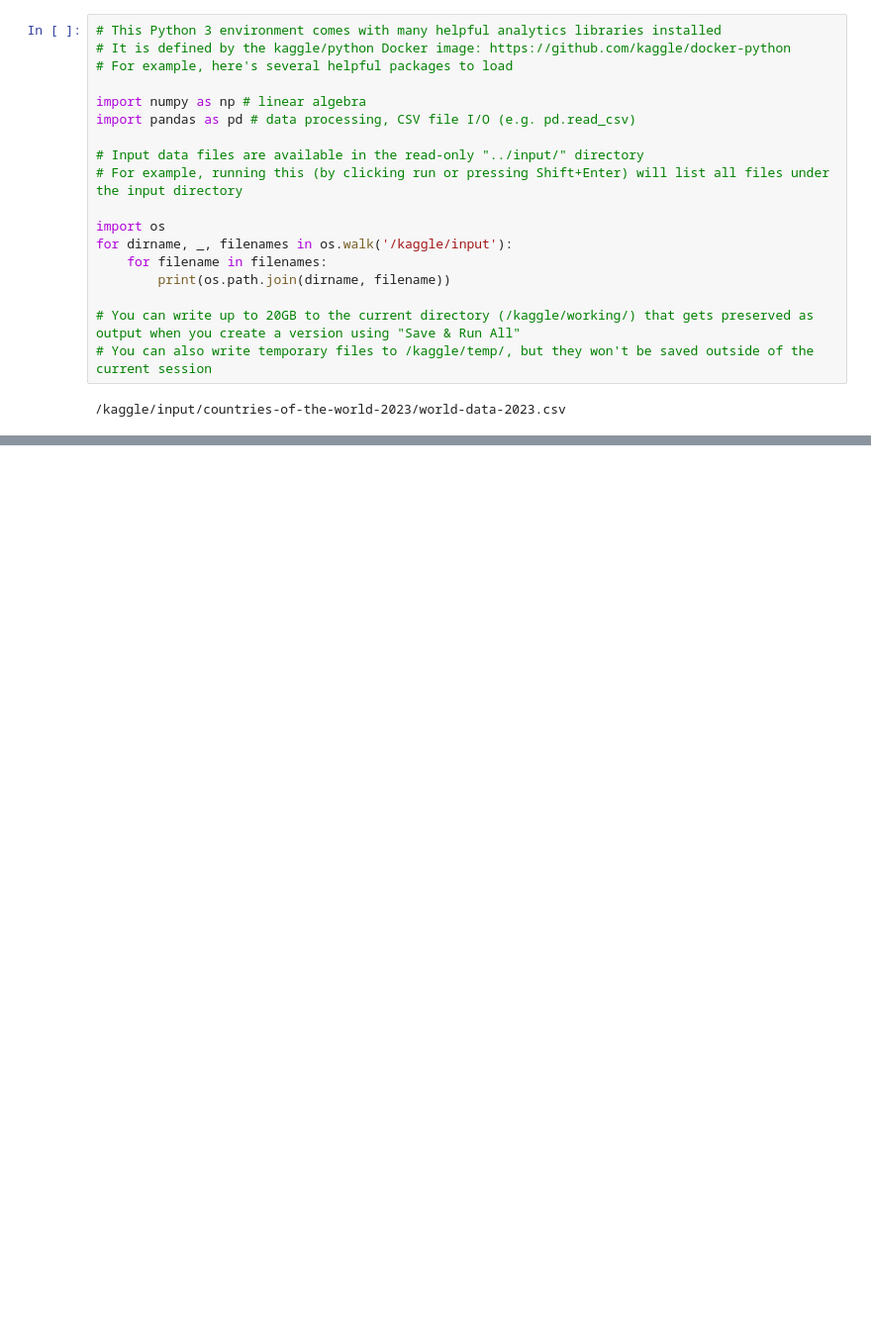
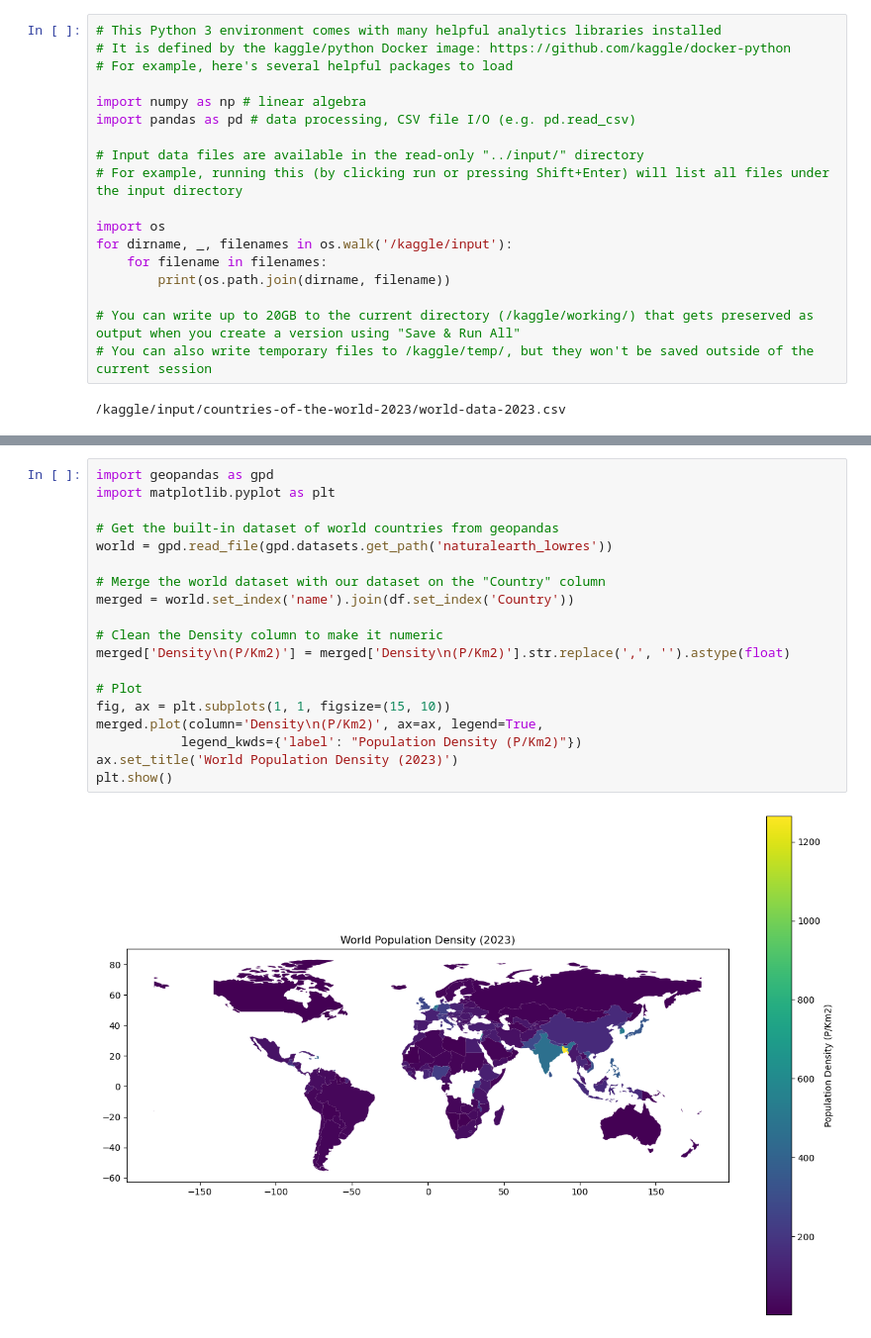
Before and after one commit to raj-rajat/Global-Country-Information-Dataset-2023, a Jupyter notebook: global-country-information-dataset-2023.ipynb, the cells around one changed output, grey strips where cells are left out. Shown: that part at 99% size. Saved outputs shown, nothing was run; the diff lists cells and outputs as text; blank space fills up the shorter version.

Commit message:
Kaggle Notebook | Global Country Information Dataset 2023 | Version 7

```diff
--- a/global-country-information-dataset-2023.ipynb
+++ b/global-country-information-dataset-2023.ipynb
@@ -397,0 +38,21 @@ fig.show()
+# %%
+import geopandas as gpd
+import matplotlib.pyplot as plt
+
+# Get the built-in dataset of world countries from geopandas
+world = gpd.read_file(gpd.datasets.get_path('naturalearth_lowres'))
+
+# Merge the world dataset with our dataset on the "Country" column
+merged = world.set_index('name').join(df.set_index('Country'))
+
+# Clean the Density column to make it numeric
+merged['Density\n(P/Km2)'] = merged['Density\n(P/Km2)'].str.replace(',', '').astype(float)
+
+# Plot
+fig, ax = plt.subplots(1, 1, figsize=(15, 10))
+merged.plot(column='Density\n(P/Km2)', ax=ax, legend=True,
+           legend_kwds={'label': "Population Density (P/Km2)"})
+ax.set_title('World Population Density (2023)')
+plt.show()
+# %% [output]
+[figure, added]
```
Also changed, not shown: parts of 49 cells of this notebook.
